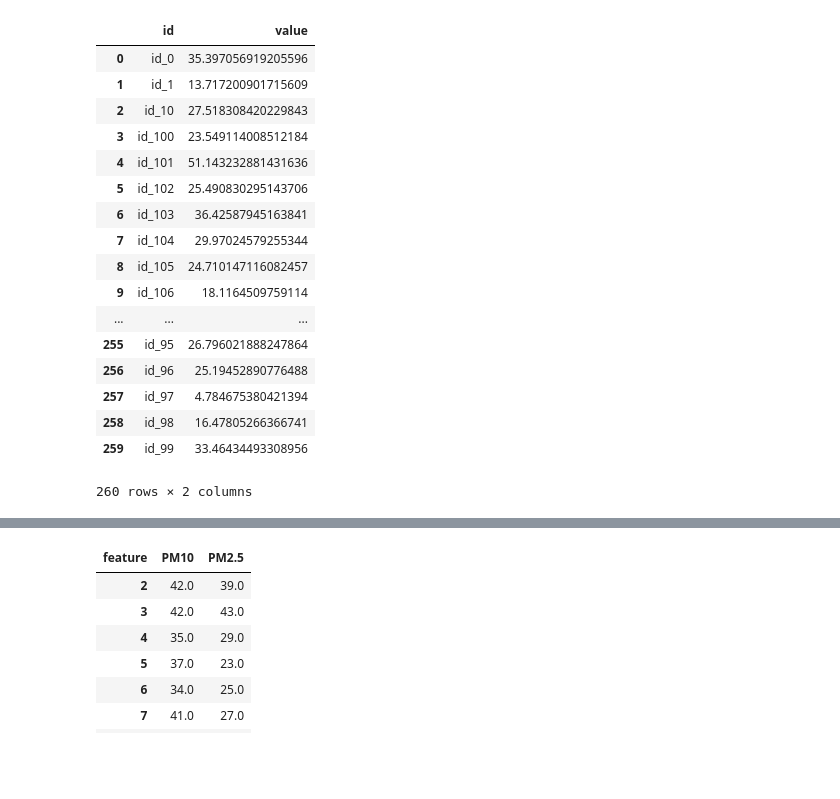
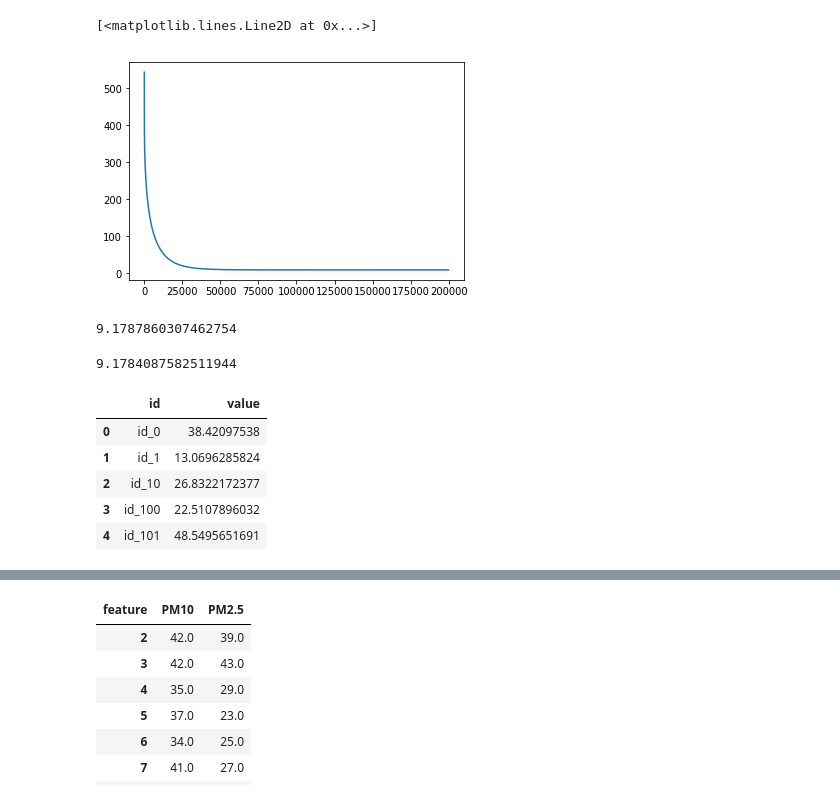
Before and after one commit to cigarbeer/ML2018SPRING, a Jupyter notebook: hw1/hw1.ipynb, the cells around one changed output, grey strips where cells are left out. Cells and saved outputs as stored; diff of their text form; code cells hidden in the pictures; blank space fills up the shorter version.

```diff
--- a/hw1/hw1.ipynb
+++ b/hw1/hw1.ipynb
@@ -103,0 +176,3 @@ mdfs = dm.select_feature_to_mdfs(['PM2.5', 'PM10'])
+# %%
+mdfs = dm.preprocess_mdfs(mdfs)
+mdfs[1].shape
@@ -104,2 +187,7 @@ mdfs = dm.select_feature_to_mdfs(['PM2.5', 'PM10'])
 # %%
-X, y = dm.chunk_examples(mdfs, chunk_size=9)
+X, y = dm.chunk_examples(mdfs, chunk_size=5)
+# %%
+X, y = validate_data(0.05, h, J, X, y)
+# X, y = validate_data(0.15, h, J, X, y)
+# X, y = validate_data(0.15, h, J, X, y)
+X.shape
@@ -114,6 +223,7 @@ tX = dm.select_testing_feature(['PM2.5', 'PM10'])
 # %%
 results = []
 for i, tdf in tX.items():
+    tdf = tdf.iloc[-5:, :]
     instance_n = (tdf.values.flatten() - mu) / sigma
 #     instance_n = (tdf.T.values.flatten() - mu) / sigma
 
@@ -122,0 +261,15 @@ results = np.array(results)
+# %%
+fig, ax = plt.subplots()
+ax.plot(np.arange(loss_record.size), loss_record)
+# len(loss_record)
+# %% [output]
+[<matplotlib.lines.Line2D at 0x...>]
+[figure, added]
+# %%
+J(theta, h, np.insert(X_n, obj=0, values=1, axis=1), y)
+# %% [output]
+9.1787860307462754
+# %%
+J(norm_theta, h, np.insert(X_n, obj=0, values=1, axis=1), y)
+# %% [output]
+9.1784087582511944
@@ -123,21 +278,9 @@ results = np.array(results)
 # %%
-pd.DataFrame(results, columns=['id', 'value'])
+pd.DataFrame(results, columns=['id', 'value']).head(5)
 # %% [output]
 |  | id | value |
-| 0 | id_0 | 35.397056919205596 |
-| 1 | id_1 | 13.717200901715609 |
-| 2 | id_10 | 27.518308420229843 |
-| 3 | id_100 | 23.549114008512184 |
-| 4 | id_101 | 51.143232881431636 |
-| 5 | id_102 | 25.490830295143706 |
-| 6 | id_103 | 36.42587945163841 |
-| 7 | id_104 | 29.97024579255344 |
-| 8 | id_105 | 24.710147116082457 |
-| 9 | id_106 | 18.1164509759114 |
-| ... | ... | ... |
-| 255 | id_95 | 26.796021888247864 |
-| 256 | id_96 | 25.19452890776488 |
-| 257 | id_97 | 4.784675380421394 |
-| 258 | id_98 | 16.47805266366741 |
-| 259 | id_99 | 33.46434493308956 |
+| 0 | id_0 | 38.42097538 |
+| 1 | id_1 | 13.0696285824 |
+| 2 | id_10 | 26.8322172377 |
+| 3 | id_100 | 22.5107896032 |
+| 4 | id_101 | 48.5495651691 |
-260 rows × 2 columns
```
Also changed, not shown: parts of 23 cells of this notebook, 3 other files.
